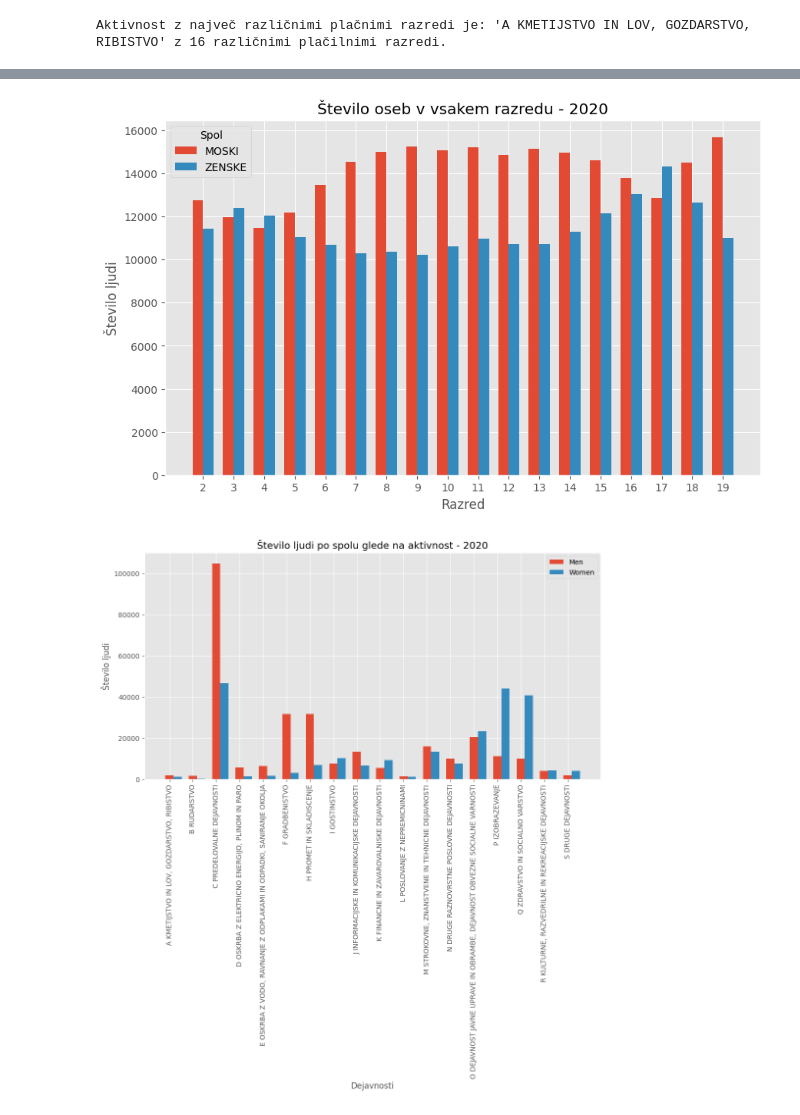
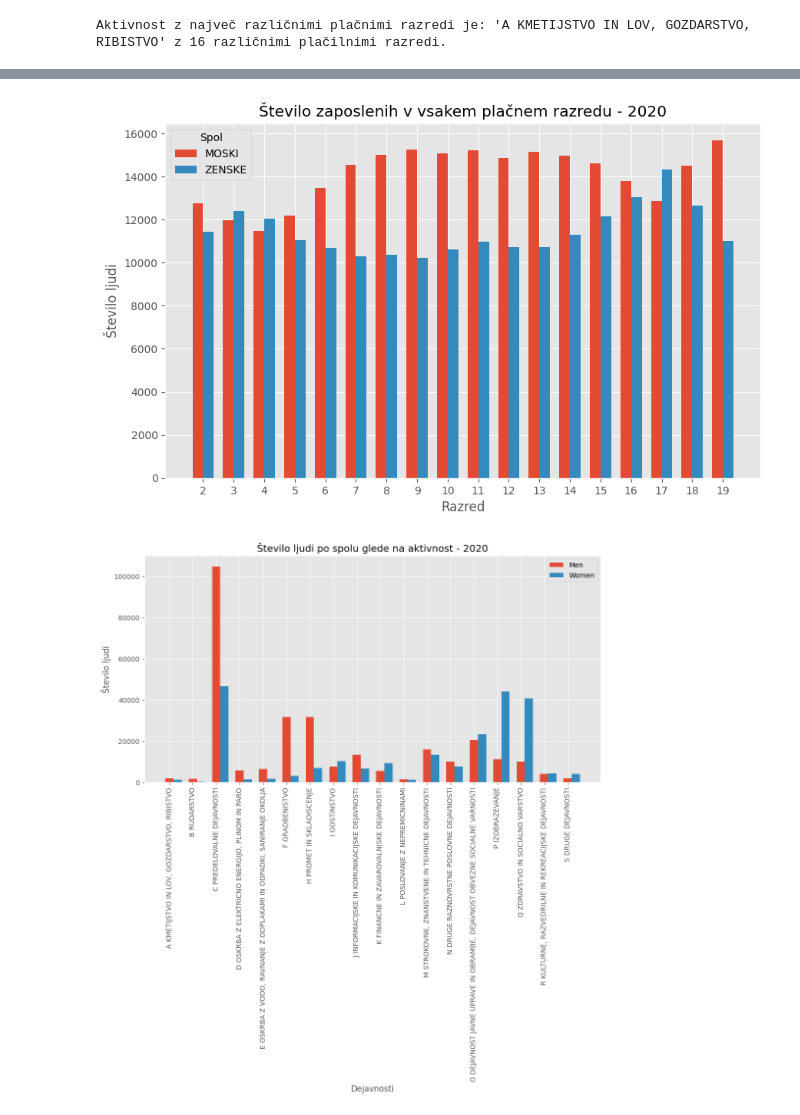
Before and after one commit to janljubic/PR22jlnfzkpmz, a Jupyter notebook: analiza/placa/placa.ipynb, the cells around one changed output, grey strips where cells are left out. Saved outputs shown, nothing was run; the diff lists cells and outputs as text; code cells hidden in the pictures.

```diff
--- a/analiza/placa/placa.ipynb
+++ b/analiza/placa/placa.ipynb
@@ -110,47 +110,33 @@ NameError: name 'neto_placa' is not defined
 # %%
 import matplotlib.pyplot as plt
 import numpy as np
 
 
 year_data = neto_placa[neto_placa['LETO'] == 2020]
 
-
 pay_classes = year_data.columns[6:-1]
 
-# Exclude the 'SPOL - SKUPAJ' row
 gender_data = year_data[year_data['SPOL'] != 'ZAPOSLENI - SKUPAJ']
 
-# Group the data by gender and calculate the sum of people in each pay class
 grouped_data = gender_data.groupby('SPOL')[pay_classes].sum()
 
-# Set the bar width
 bar_width = 0.35
 
-# Set the x-axis positions
+
 x = np.arange(len(pay_classes))
 
-# Set the figure size
 plt.figure(figsize=(10, 6))
-
-# Plot the bars for each gender
 plt.bar(x - bar_width/2, grouped_data.loc['MOSKI'], width=bar_width, label='MOSKI')
 plt.bar(x + bar_width/2, grouped_data.loc['ZENSKE'], width=bar_width, label='ZENSKE')
-
-# Set the axis labels and title
 plt.xlabel('Razred')
 plt.ylabel('Število ljudi')
-plt.title('Število oseb v vsakem razredu - 2020')
-
-# Set the tick labels
+plt.title('Število zaposlenih v vsakem plačnem razredu - 2020')
 plt.xticks(x, pay_classes)
-
-# Show the legend
 plt.legend(title='Spol')
 
-# Display the plot
 plt.show()
 # %% [output]
-[figure, old version]
+[figure, new version]
 # %%
 import matplotlib.pyplot as plt
 
```
Also changed, not shown: parts of 3 cells of this notebook, 1 other file.
